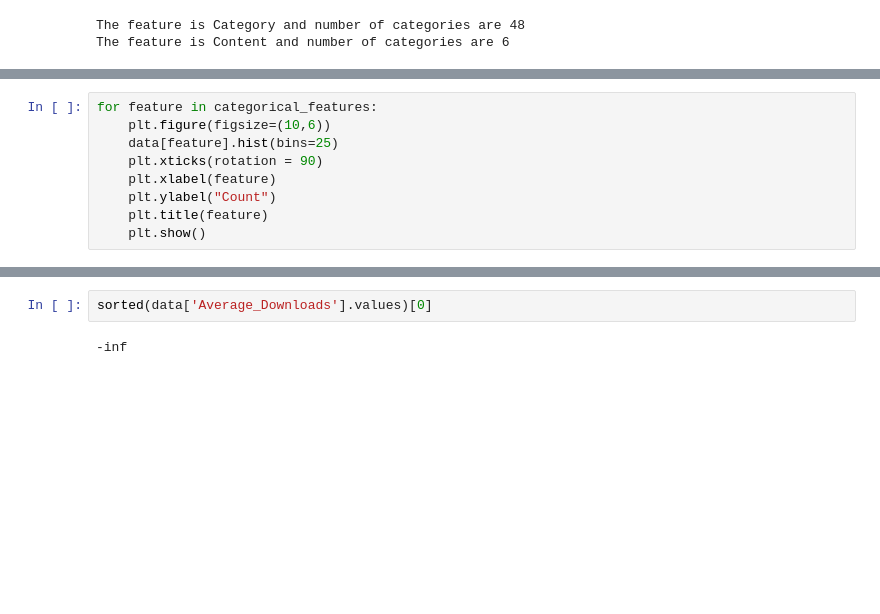
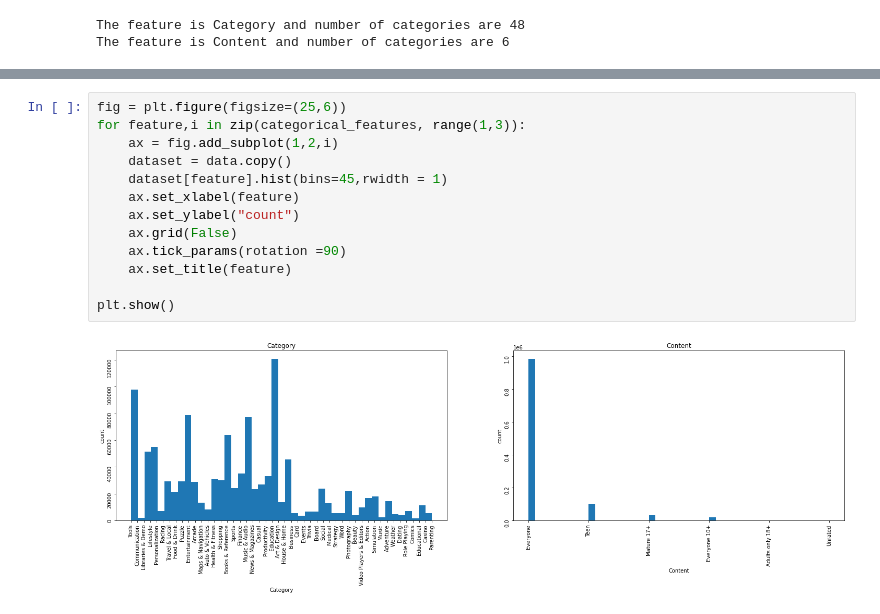
Before and after one commit to Nithish1201/Success_prediction_of_app, a Jupyter notebook: EDA.ipynb, the cells around one changed output, grey strips where cells are left out. Drawn from its saved outputs; the diff is of its cells as text; blank space fills up the shorter version.

```diff
--- a/EDA.ipynb
+++ b/EDA.ipynb
@@ -191,9 +156,0 @@ for feature in categorical_features:
-# %%
-for feature in categorical_features:
-    plt.figure(figsize=(10,6))
-    data[feature].hist(bins=25)
-    plt.xticks(rotation = 90)
-    plt.xlabel(feature)
-    plt.ylabel("Count")
-    plt.title(feature)
-    plt.show()
@@ -203,4 +157,15 @@ for feature in categorical_features:
-# %%
-sorted(data['Average_Downloads'].values)[0]
-# %% [output]
--inf
+# %%
+fig = plt.figure(figsize=(25,6))
+for feature,i in zip(categorical_features, range(1,3)):
+    ax = fig.add_subplot(1,2,i)
+    dataset = data.copy()
+    dataset[feature].hist(bins=45,rwidth = 1)
+    ax.set_xlabel(feature)
+    ax.set_ylabel("count")
+    ax.grid(False)
+    ax.tick_params(rotation =90)
+    ax.set_title(feature)
+
+plt.show()
+# %% [output]
+[figure, added]
```
Also changed, not shown: parts of 21 cells of this notebook.
